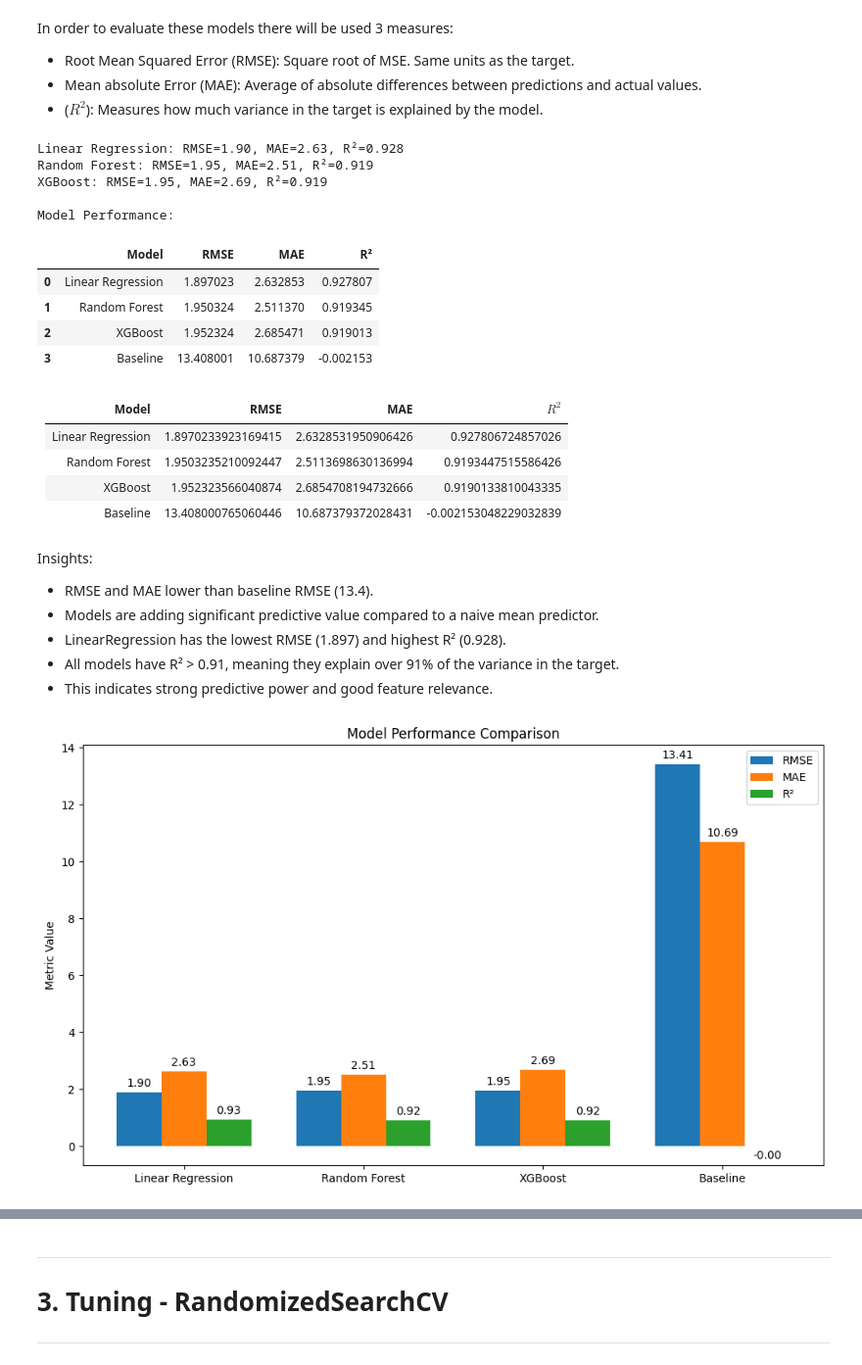
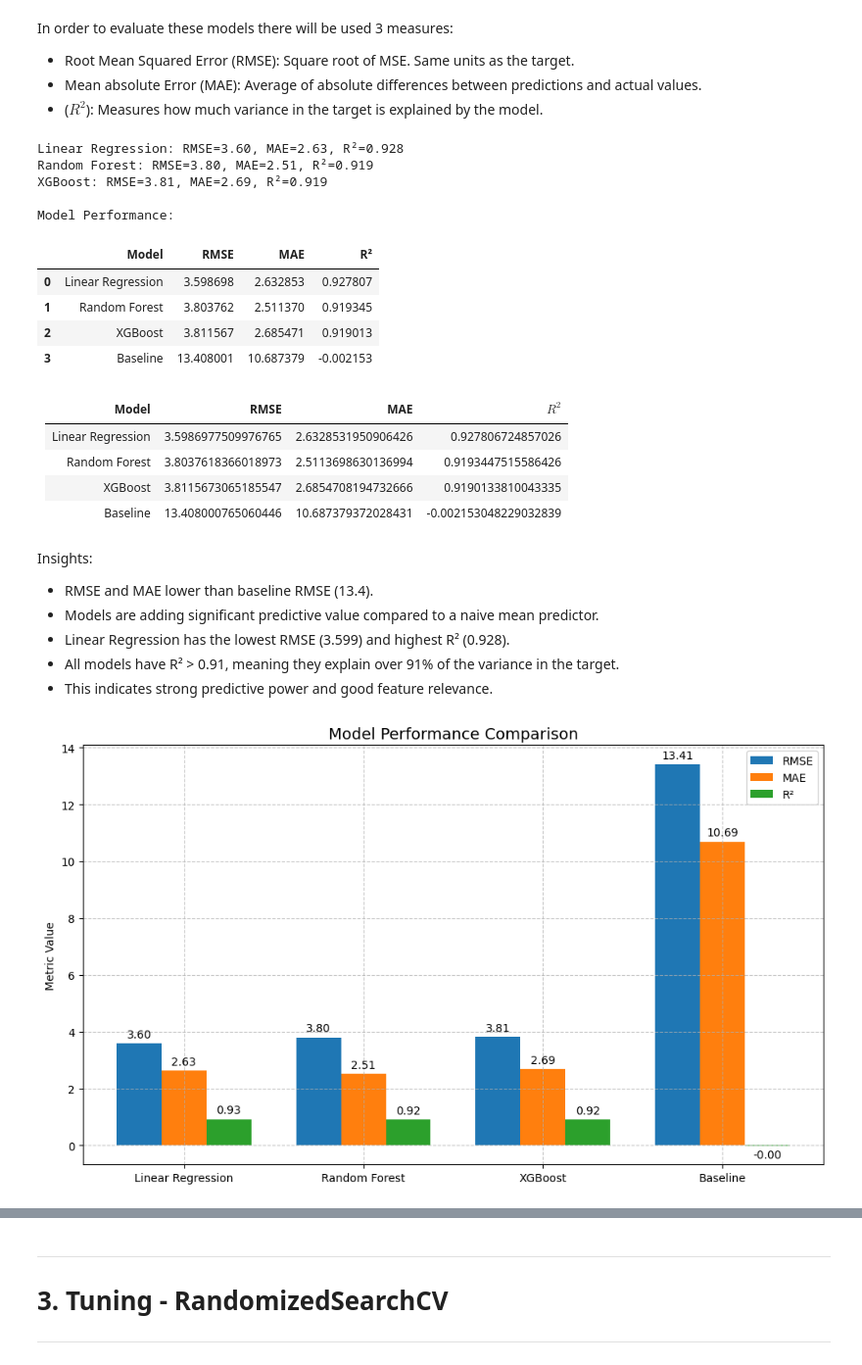
Before and after one commit to ricardo-abreu1/Route-25, a Jupyter notebook: Data_Process.ipynb, the cells around one changed output, grey strips where cells are left out. Shown: that part at 98% size. Saved outputs shown, nothing was run; the diff lists cells and outputs as text; code cells hidden in the pictures.

```diff
--- a/Data_Process.ipynb
+++ b/Data_Process.ipynb
@@ -114,6 +120,7 @@ Pipeline with three steps:
 def build_pipeline(model, scale=True):
     '''Function to build models.
     As the arguments, chose the type of model and define scalling as True or False
+
     # Example usage:
 
     pipeline = build_pipeline(LinearRegression(), scale=True)
@@ -124,7 +131,3 @@ def build_pipeline(model, scale=True):
         steps.append(('scaler', StandardScaler()))
     steps.append(('model', model))
     return Pipeline(steps=steps)
-
-# Example usage:
-pipeline = build_pipeline(LinearRegression(), scale=True)
-pipeline.fit(X_train, y_train)
@@ -147,3 +148,17 @@ baseline_r2 = r2_score(y_test, baseline_pred)
 print(f"Baseline RMSE: {baseline_rmse:.2f}, MAE: {baseline_mae:.2f}, Baseline R²: {baseline_r2:.2f}")
 # %% [output]
 Baseline RMSE: 13.41, MAE: 10.69, Baseline R²: -0.00
+# %%
+# Standard way to create Dummy model that predicts the mean of y_train
+dummy_reg = DummyRegressor(strategy='mean')
+dummy_reg.fit(X_train, y_train)
+
+# Predict on test data
+dummy_pred = dummy_reg.predict(X_test)
+
+# Metrics
+dummy_rmse = root_mean_squared_error(y_test, dummy_pred)
+dummy_mae = mean_absolute_error(y_test, dummy_pred)
+dummy_r2 = r2_score(y_test, dummy_pred)
+
+print(f"DummyRegressor Baseline -> RMSE: {dummy_rmse:.2f}, MAE: {dummy_mae:.2f}, R²: {dummy_r2:.2f}")
@@ -161,7 +178,7 @@ results = {}
 preds = {}
 
 for name, model in models.items():
-    # Scale only for LinearRegression
+    # Scale only for Linear Regression
     scale = True if name == 'Linear Regression' else False
     pipeline = build_pipeline(model, scale=scale)
 
@@ -169,7 +186,7 @@ for name, model in models.items():
     y_pred = pipeline.predict(X_test)
 
     # Store metrics
-    rmse = np.sqrt(root_mean_squared_error(y_test, y_pred))
+    rmse = root_mean_squared_error(y_test, y_pred)
     mae = mean_absolute_error(y_test, y_pred)
     r2 = r2_score(y_test, y_pred)
     results[name] = {'RMSE': rmse, 'MAE': mae, 'R²': r2}
@@ -182,12 +199,12 @@ baseline_pred = np.full_like(y_test, y_train.mean(), dtype=float)
 preds['Baseline'] = baseline_pred
 
 # DataFrame with actual and predicted
-preds_df = pd.DataFrame({'Actual Values': y_test})
+preds_df_untuned = pd.DataFrame({'Actual Values': y_test})
 for model_name, y_pred in preds.items():
-    preds_df[model_name] = y_pred
+    preds_df_untuned[model_name] = y_pred
 
 print("\nPredictions vs Actual:")
-preds_df.head()
+preds_df_untuned.head()
 # %% [output]
 Predictions vs Actual:
 |  | Actual Values | Linear Regression | Random Forest | XGBoost | Baseline |
@@ -208,58 +234,59 @@ In order to evaluate these models there will be used 3 measures:
 for model_name, metrics in results.items():
     print(f"{model_name}: RMSE={metrics['RMSE']:.2f}, MAE={metrics['MAE']:.2f}, R²={metrics['R²']:.3f}")
 
-# Convert results to DataFrame
+# Convert to DataFrame
 results['Baseline'] = {'RMSE': baseline_rmse, 'MAE': baseline_mae, 'R²': baseline_r2}
 results_df = pd.DataFrame(results).T.reset_index()
 results_df.columns = ['Model', 'RMSE', 'MAE', 'R²']
 print("\nModel Performance:")
 results_df
 # %% [output]
-Linear Regression: RMSE=1.90, MAE=2.63, R²=0.928
-Random Forest: RMSE=1.95, MAE=2.51, R²=0.919
-XGBoost: RMSE=1.95, MAE=2.69, R²=0.919
+Linear Regression: RMSE=3.60, MAE=2.63, R²=0.928
+Random Forest: RMSE=3.80, MAE=2.51, R²=0.919
+XGBoost: RMSE=3.81, MAE=2.69, R²=0.919
 
 Model Performance:
 |  | Model | RMSE | MAE | R² |
-| 0 | Linear Regression | 1.897023 | 2.632853 | 0.927807 |
-| 1 | Random Forest | 1.950324 | 2.511370 | 0.919345 |
-| 2 | XGBoost | 1.952324 | 2.685471 | 0.919013 |
+| 0 | Linear Regression | 3.598698 | 2.632853 | 0.927807 |
+| 1 | Random Forest | 3.803762 | 2.511370 | 0.919345 |
+| 2 | XGBoost | 3.811567 | 2.685471 | 0.919013 |
 | 3 | Baseline | 13.408001 | 10.687379 | -0.002153 |
 # %% [markdown]
 | Model | RMSE | MAE | $R^{2}$ |
 |--- | --- | --- | --- |
-| Linear Regression | 1.8970233923169415 | 2.6328531950906426 | 0.927806724857026 |
-| Random Forest | 1.9503235210092447 | 2.5113698630136994 | 0.9193447515586426 |
-| XGBoost | 1.952323566040874 | 2.6854708194732666 | 0.9190133810043335 |
+| Linear Regression | 3.5986977509976765 | 2.6328531950906426 | 0.927806724857026 |
+| Random Forest | 3.8037618366018973 | 2.5113698630136994 | 0.9193447515586426 |
+| XGBoost | 3.8115673065185547 | 2.6854708194732666 | 0.9190133810043335 |
 | Baseline | 13.408000765060446 | 10.687379372028431 | -0.002153048229032839 |
 # %% [markdown]
 Insights:
 - RMSE and MAE lower than baseline RMSE (13.4).
 - Models are adding significant predictive value compared to a naive mean predictor.
-- LinearRegression has the lowest RMSE (1.897) and highest R² (0.928).
+- Linear Regression has the lowest RMSE (3.599) and highest R² (0.928).
 - All models have R² > 0.91, meaning they explain over 91% of the variance in the target.
 - This indicates strong predictive power and good feature relevance.
 # %%
 metrics = ['RMSE', 'MAE', 'R²']
 x = np.arange(len(results_df['Model']))
 width = 0.25
 
 fig, ax = plt.subplots(figsize=(10, 6))
 
 bars = []
 for i, metric in enumerate(metrics):
     bar_container = ax.bar(x + i*width, results_df[metric], width, label=metric)
     bars.append(bar_container)
 
 for bar_container in bars:
     ax.bar_label(bar_container, fmt='%.2f', padding=3)
 
 ax.set_xticks(x + width)
+ax.grid(True, linestyle='--', alpha=0.7)
 ax.set_xticklabels(results_df['Model'])
 ax.set_ylabel('Metric Value')
-ax.set_title('Model Performance Comparison')
+ax.set_title('Model Performance Comparison', fontsize=14)
 ax.legend()
 plt.tight_layout()
 plt.show()
 # %% [output]
-[figure, old version]
+[figure, new version]
```
Also changed, not shown: parts of 26 cells of this notebook, 10 other files.
